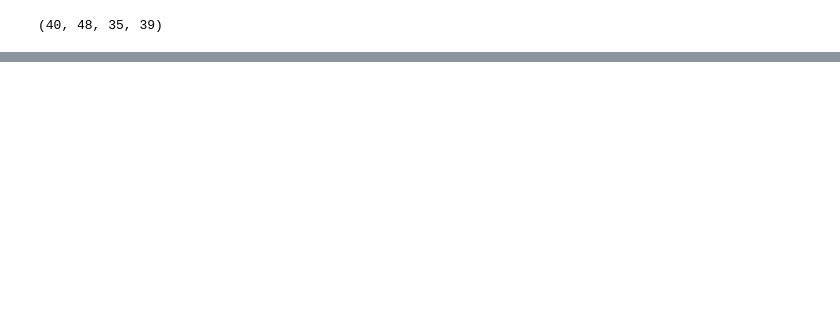
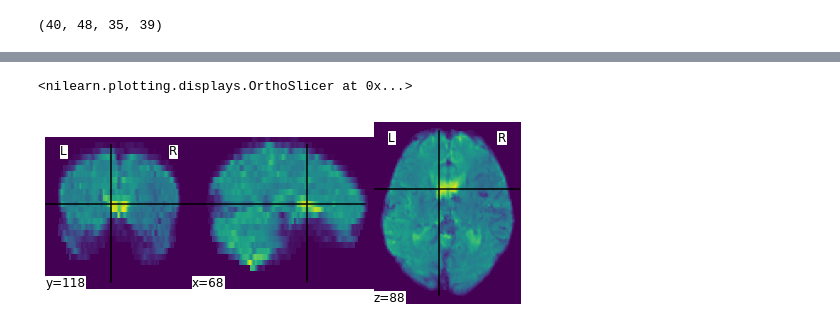
Before and after one commit to zhanghaoyue/stroke_preprocessing, a Jupyter notebook: PWI_map_test.ipynb, the cells around one changed output, grey strips where cells are left out. Cells and saved outputs as stored; diff of their text form; code cells hidden in the pictures; blank space fills up the shorter version.

```diff
--- a/PWI_map_test.ipynb
+++ b/PWI_map_test.ipynb
@@ -93,0 +92,5 @@ plotting.plot_stat_map(image.index_img(atlas_filename, 5),
+# %%
+plotting.plot_img(test_img_1.slicer[:,:,:,25])
+# %% [output]
+<nilearn.plotting.displays.OrthoSlicer at 0x...>
+[figure, added]
```
Also changed, not shown: parts of 21 cells of this notebook, 1 other file.
